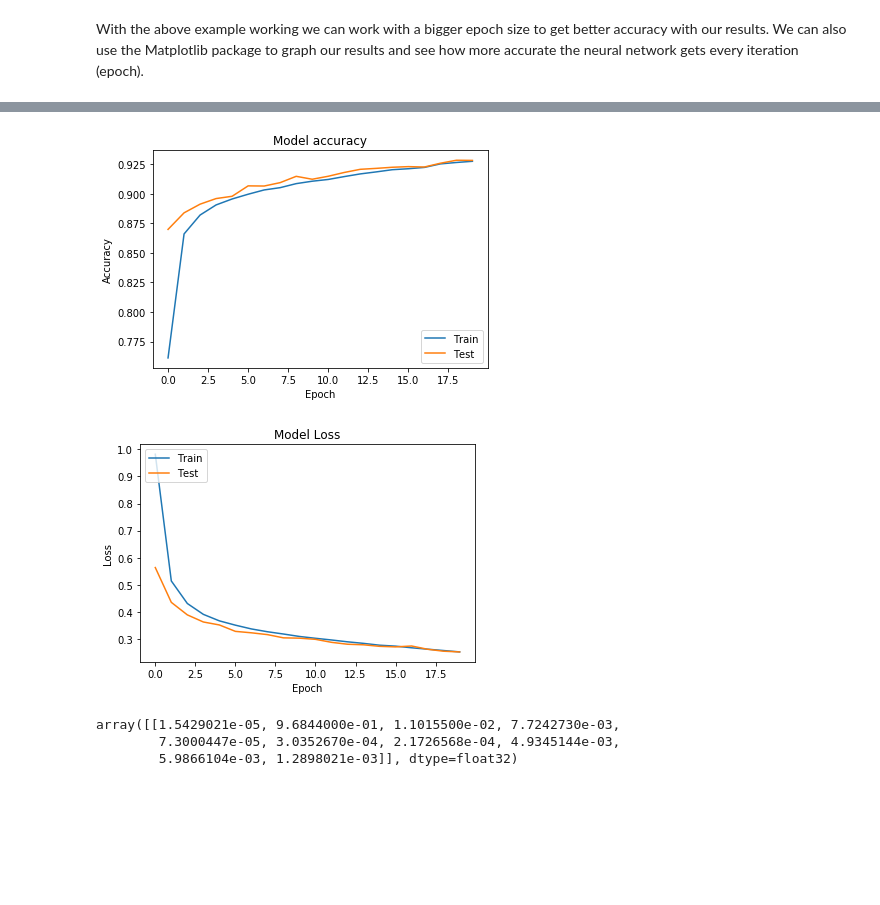
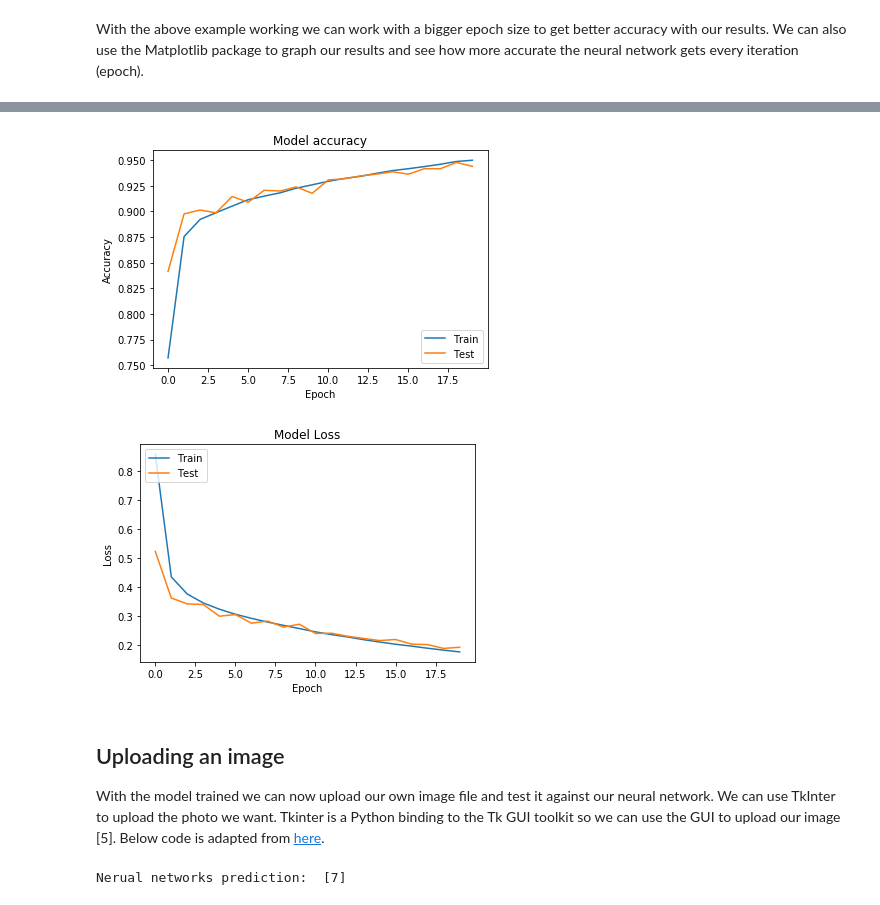
Before and after one commit to RCElucidator7/EmergingTechProject, a Jupyter notebook: Digit-Recognition/DigitRecogNotebook.ipynb, the cells around one changed output, grey strips where cells are left out. Cells and saved outputs as stored; diff of their text form; code cells hidden in the pictures; blank space fills up the shorter version.

```diff
--- a/Digit-Recognition/DigitRecogNotebook.ipynb
+++ b/Digit-Recognition/DigitRecogNotebook.ipynb
@@ -22,7 +22,7 @@ model = kr.models.Sequential()
 
 # Add layers to the model
 model.add(kr.layers.Dense(units=1000, activation='linear', input_dim=784))
-#model.add(kr.layers.Dense(units=400, activation='relu'))
+model.add(kr.layers.Dense(units=400, activation='relu'))
 model.add(kr.layers.Dense(units=10, activation='softmax'))
 
 # Compile the model
@@ -45,19 +45,19 @@ import gzip
 import numpy as np
 
 # This opens the images file which is located in our local directory and assigns the read in value to a variable
-with gzip.open('t10k-images-idx3-ubyte.gz', 'rb') as f:
+with gzip.open('data/t10k-images-idx3-ubyte.gz', 'rb') as f:
     image_content = f.read()
 
 # This opens the label file which is located in our local directory and assigns the read in value to a variable
-with gzip.open('t10k-labels-idx1-ubyte.gz', 'rb') as f:
+with gzip.open('data/t10k-labels-idx1-ubyte.gz', 'rb') as f:
     label_content = f.read()
 
 # This opens the training images file which is located in our local directory and assigns the read in value to a variable
-with gzip.open('train-images-idx3-ubyte.gz', 'rb') as f:
+with gzip.open('data/train-images-idx3-ubyte.gz', 'rb') as f:
     train_img = f.read()
 
 # This opens the training label file which is located in our local directory and assigns the read in value to a variable
-with gzip.open('train-labels-idx1-ubyte.gz', 'rb') as f:
+with gzip.open('data/train-labels-idx1-ubyte.gz', 'rb') as f:
     train_lbl = f.read()
 
 # Assign the training data set to a numpy array holding all the values in a 28x28 array
@@ -176,7 +176,9 @@ With the above example working we can work with a bigger epoch size to get bette
 import matplotlib.pyplot as plt
 
 # Train the model and assign it to a variable so we can use it to plot our data
-training = model.fit(inputs, outputs, epochs=20, batch_size=100, verbose=1)
+training = model.fit(inputs, outputs, epochs=20, validation_split=0.25, batch_size=100, verbose=1)
+
+#NOTE: If graph doesnt show after first run, rerun the initial model set up at the top and rerun this block again
 
 # Plot training & validation accuracy values
 plt.plot(training.history['acc'])
@@ -216,8 +218,26 @@ Epoch 20/20
-[figure, old version]
+[figure, new version]
-[figure, old version]
+[figure, new version]
-# %%
-model.predict(test_img[5:6])
-# %% [output]
-array([[1.5429021e-05, 9.6844000e-01, 1.1015500e-02, 7.7242730e-03,
-        7.3000447e-05, 3.0352670e-04, 2.1726568e-04, 4.9345144e-03,
-        5.9866104e-03, 1.2898021e-03]], dtype=float32)
+# %% [markdown]
+## Uploading an image
+
+With the model trained we can now upload our own image file and test it against our neural network. We can use TkInter to upload the photo we want. Tkinter is a Python binding to the Tk GUI toolkit so we can use the GUI to upload our image [5]. Below code is adapted from <a href="https://stackoverflow.com/questions/9319317/quick-and-easy-file-dialog-in-python">here</a>.
+# %%
+# Import image from keras to load in the image, and TkInter for locating the image you wish to upload
+from keras.preprocessing import image
+import tkinter as tk
+from tkinter import filedialog
+
+root = tk.Tk()
+root.withdraw()
+# Open the GUI for the user to select an image
+file_path = filedialog.askopenfilename()
+# Convert image to prefered size
+uploaded_image = image.load_img(path=file_path,color_mode = "grayscale",target_size=(28,28,1))
+# Convert image into numpy array
+img_data = np.array(list(image.img_to_array(uploaded_image))).reshape(1, 784).astype(np.uint8) / 255.0
+# Predict the number on the image
+img_predict = model.predict(img_data)
+# Print prediction
+print("Nerual networks prediction: ", img_predict.argmax(axis=1))
+# %% [output]
+Nerual networks prediction:  [7]
```
Also changed, not shown: parts of 6 cells of this notebook, 24 other files.
